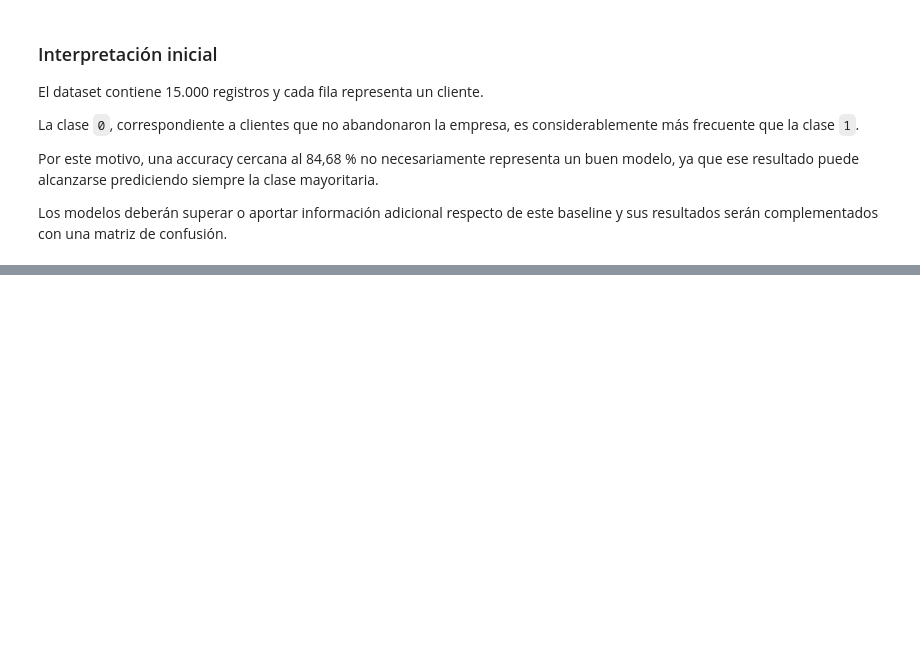
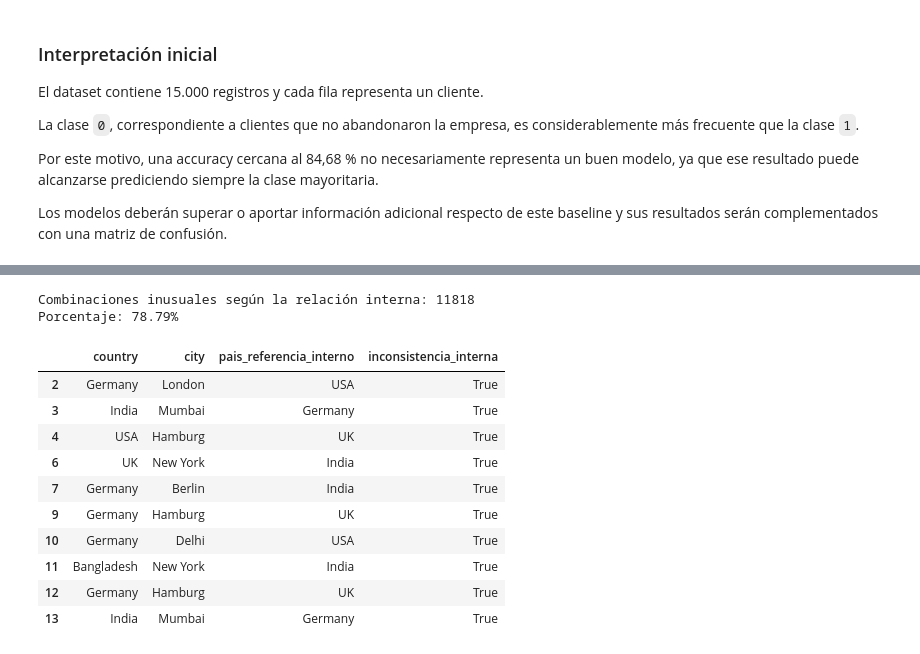
Before and after one commit to sebastianLagos16/customer-retention-analytics, a Jupyter notebook: notebook/Sebastian_lagos_Oscar_Oreste_ET_801V.ipynb, the cells around one changed output, grey strips where cells are left out. Saved outputs shown, nothing was run; the diff lists cells and outputs as text; code cells hidden in the pictures; blank space fills up the shorter version.

Commit message:
"feat(quality):  analizar valores faltantes y problemas de integridad"

```diff
--- a/notebook/Sebastian_lagos_Oscar_Oreste_ET_801V.ipynb
+++ b/notebook/Sebastian_lagos_Oscar_Oreste_ET_801V.ipynb
@@ -250,0 +532,64 @@ baseline y sus resultados serán complementados con una matriz de confusión.
+# %%
+ubicaciones = (
+    df[["country", "city"]]
+    .dropna()
+    .copy()
+)
+
+pais_frecuente_por_ciudad = (
+    ubicaciones
+    .groupby("city")["country"]
+    .agg(lambda valores: valores.mode().iloc[0])
+)
+
+ubicaciones["pais_referencia_interno"] = (
+    ubicaciones["city"]
+    .map(pais_frecuente_por_ciudad)
+)
+
+ubicaciones["inconsistencia_interna"] = (
+    ubicaciones["country"]
+    != ubicaciones["pais_referencia_interno"]
+)
+
+cantidad_inconsistencias = (
+    ubicaciones["inconsistencia_interna"]
+    .sum()
+)
+
+porcentaje_inconsistencias = (
+    ubicaciones["inconsistencia_interna"]
+    .mean()
+    * 100
+)
+
+print(
+    "Combinaciones inusuales según la relación interna:",
+    cantidad_inconsistencias
+)
+
+print(
+    "Porcentaje:",
+    f"{porcentaje_inconsistencias:.2f}%"
+)
+
+
+display(
+    ubicaciones[
+        ubicaciones["inconsistencia_interna"]
+    ].head(10)
+)
+# %% [output]
+Combinaciones inusuales según la relación interna: 11818
+Porcentaje: 78.79%
+|  | country | city | pais_referencia_interno | inconsistencia_interna |
+| 2 | Germany | London | USA | True |
+| 3 | India | Mumbai | Germany | True |
+| 4 | USA | Hamburg | UK | True |
+| 6 | UK | New York | India | True |
+| 7 | Germany | Berlin | India | True |
+| 9 | Germany | Hamburg | UK | True |
+| 10 | Germany | Delhi | USA | True |
+| 11 | Bangladesh | New York | India | True |
+| 12 | Germany | Hamburg | UK | True |
+| 13 | India | Mumbai | Germany | True |
```
Also changed, not shown: parts of 22 cells of this notebook.
